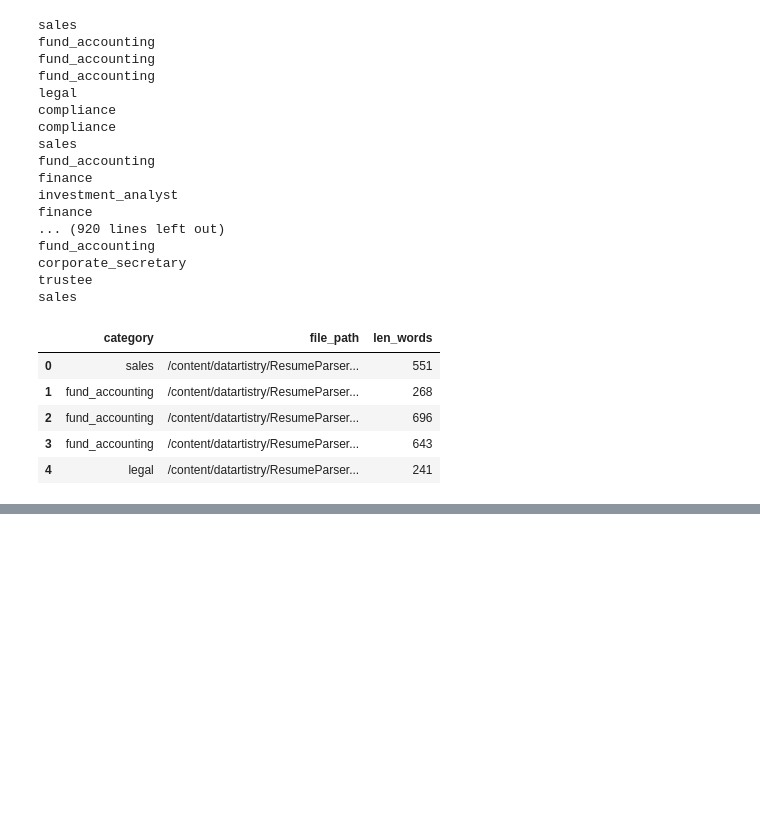
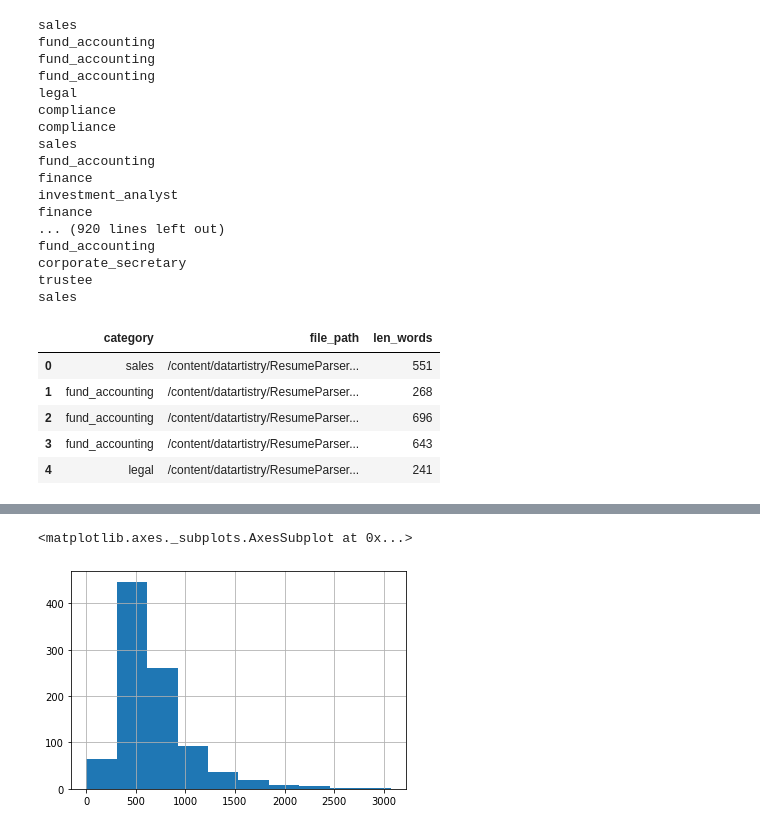
Before and after one commit to Inventrohyder/datartistry, a Jupyter notebook: Analysis notebook.ipynb, the cells around one changed output, grey strips where cells are left out. Cells and saved outputs as stored; diff of their text form; code cells hidden in the pictures; blank space fills up the shorter version.

```diff
--- a/Analysis notebook.ipynb
+++ b/Analysis notebook.ipynb
@@ -89,0 +96,6 @@ df.head()
+# %%
+# Histogram of the length of a resume
+df['len_words'].hist()
+# %% [output]
+<matplotlib.axes._subplots.AxesSubplot at 0x...>
+[figure, added]
```
Also changed, not shown: parts of 2 cells of this notebook.
